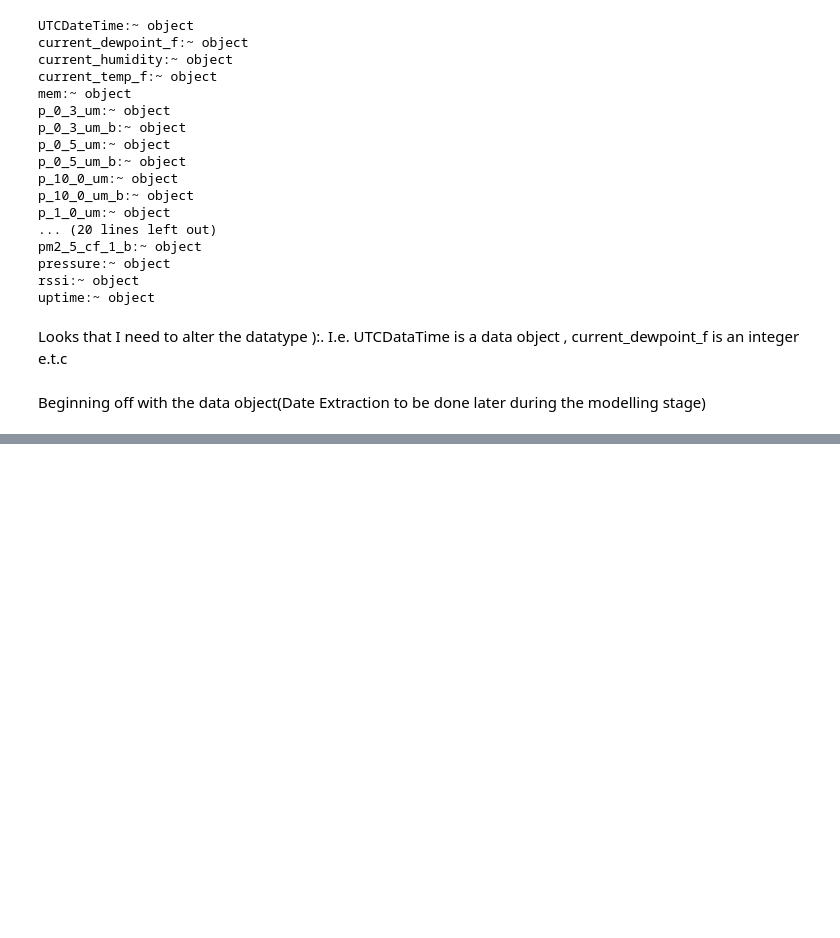
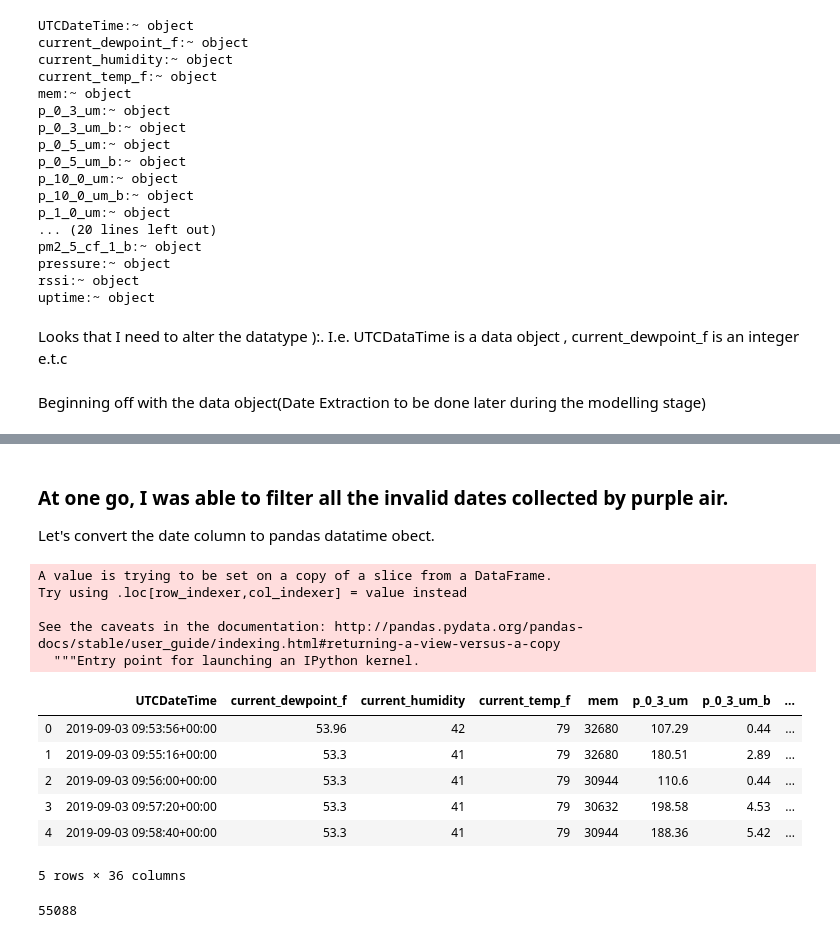
Before and after one commit to Rohianon/PurpleAirCaptsoneProject., a Jupyter notebook: Scripts/purleair.ipynb, the cells around one changed output, grey strips where cells are left out. Drawn from its saved outputs; the diff is of its cells as text; code cells hidden in the pictures; blank space fills up the shorter version.

```diff
--- a/Scripts/purleair.ipynb
+++ b/Scripts/purleair.ipynb
@@ -146,0 +223,23 @@ Create a list of columns to be converted to integers.
+# %% [markdown]
+### At one go, I was able to filter all the invalid dates collected by purple air.
+Let's convert the date column to pandas datatime obect.
+# %%
+new_data['UTCDateTime'] = pd.to_datetime(new_data['UTCDateTime'],format='%Y%m%d%H%M%S')
+new_data.head()
+# %% [output]
+A value is trying to be set on a copy of a slice from a DataFrame.
+Try using .loc[row_indexer,col_indexer] = value instead
+
+See the caveats in the documentation: http://pandas.pydata.org/pandas-docs/stable/user_guide/indexing.html#returning-a-view-versus-a-copy
+  """Entry point for launching an IPython kernel.
+|  | UTCDateTime | current_dewpoint_f | current_humidity | current_temp_f | mem | p_0_3_um | p_0_3_um_b | ... |
+| 0 | 2019-09-03 09:53:56+00:00 | 53.96 | 42 | 79 | 32680 | 107.29 | 0.44 | ... |
+| 1 | 2019-09-03 09:55:16+00:00 | 53.3 | 41 | 79 | 32680 | 180.51 | 2.89 | ... |
+| 2 | 2019-09-03 09:56:00+00:00 | 53.3 | 41 | 79 | 30944 | 110.6 | 0.44 | ... |
+| 3 | 2019-09-03 09:57:20+00:00 | 53.3 | 41 | 79 | 30632 | 198.58 | 4.53 | ... |
+| 4 | 2019-09-03 09:58:40+00:00 | 53.3 | 41 | 79 | 30944 | 188.36 | 5.42 | ... |
+5 rows × 36 columns
+# %%
+new_data5.UTCDateTime.astype(str).str.match(r'\d+').count()
+# %% [output]
+55088
```
Also changed, not shown: parts of 22 cells of this notebook, 1 other file.
